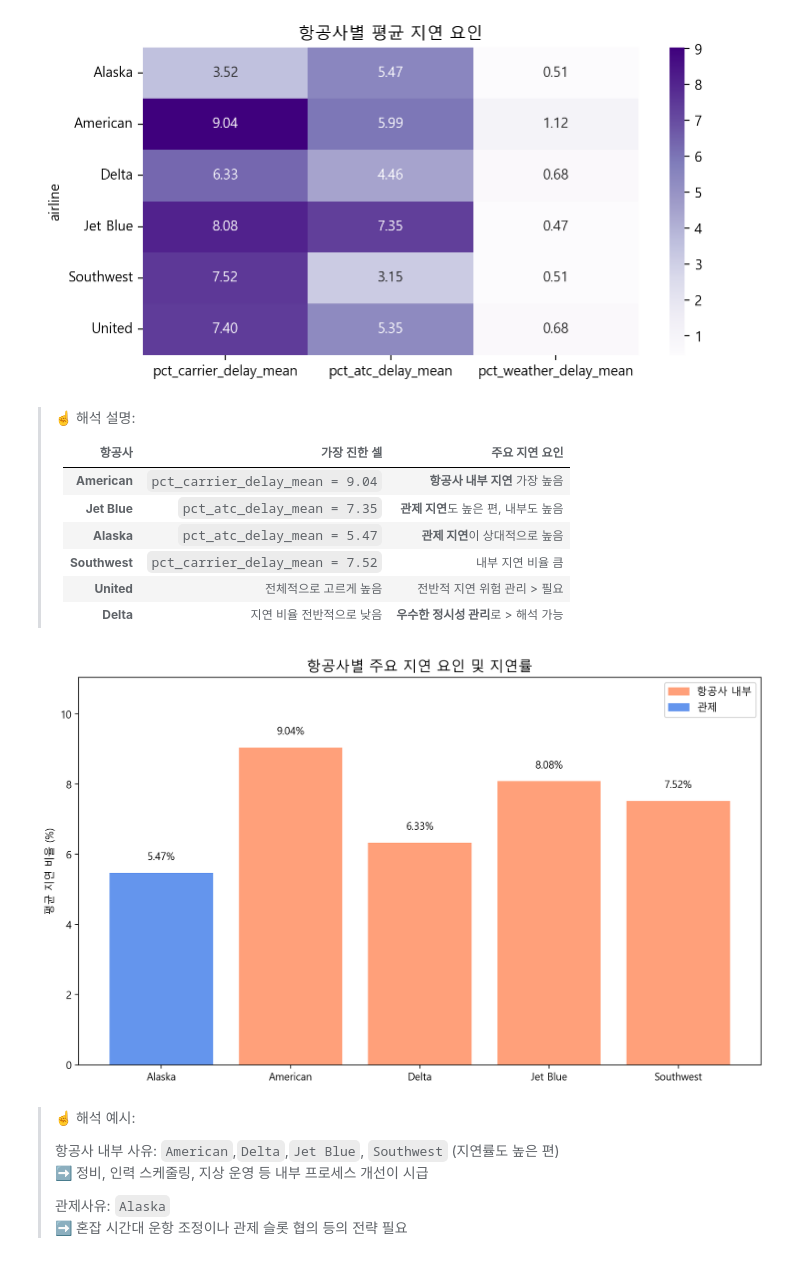
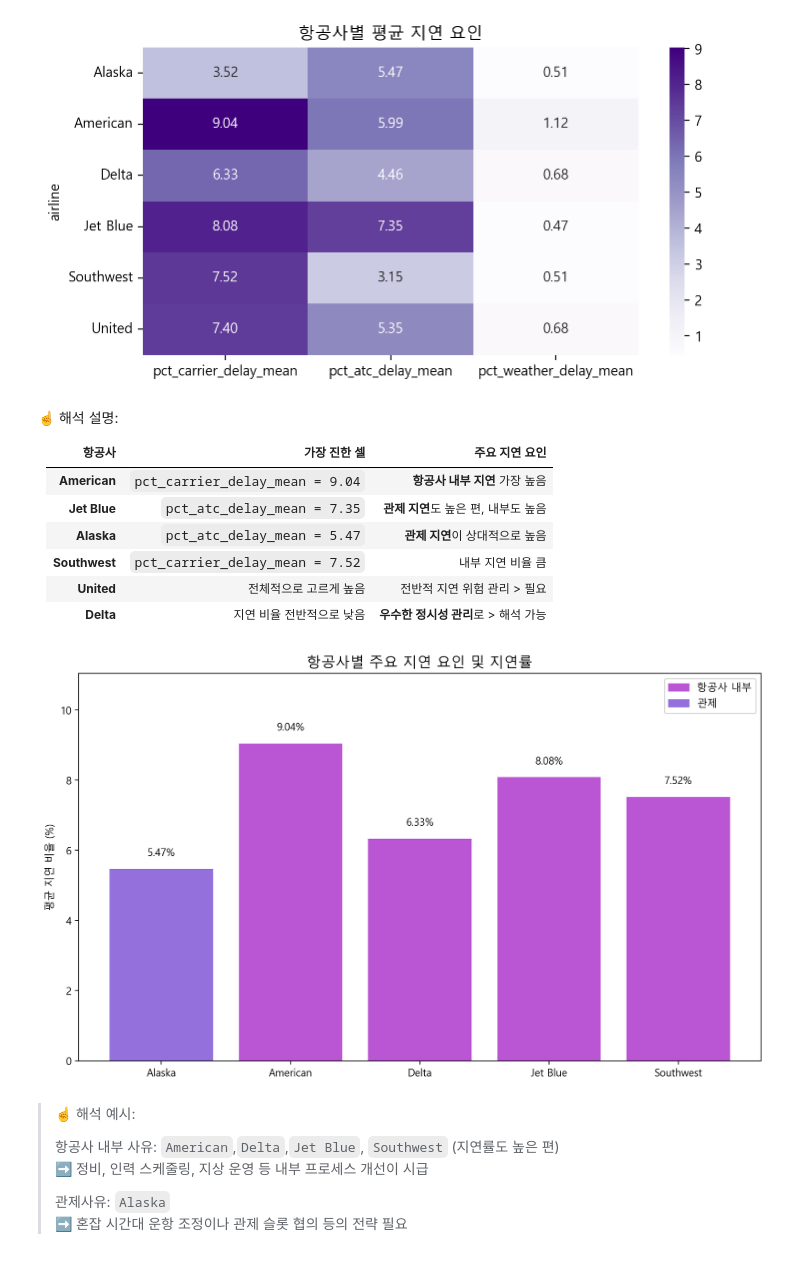
Before and after one commit to jihuikim45/hipython_rep, a Jupyter notebook: 01_data_anal_proj/분석보고서.ipynb, the cells around one changed output. Saved outputs shown, nothing was run; the diff lists cells and outputs as text; code cells hidden in the pictures.

```diff
--- a/01_data_anal_proj/분석보고서.ipynb
+++ b/01_data_anal_proj/분석보고서.ipynb
@@ -532,52 +532,51 @@ plt.show()
 # %% [output]
 [figure]
 # %% [markdown]
-> ☝️ 해석 설명:
->
-> | 항공사           | 가장 진한 셀                         | 주요 지연 요인                |
-> | ------------- | ------------------------------- | ----------------------- |
-> | **American**  | `pct_carrier_delay_mean = 9.04` | **항공사 내부 지연** 가장 높음     |
-> | **Jet Blue**  | `pct_atc_delay_mean = 7.35`     | **관제 지연**도 높은 편, 내부도 높음 |
-> | **Alaska**    | `pct_atc_delay_mean = 5.47`     | **관제 지연**이 상대적으로 높음     |
-> | **Southwest** | `pct_carrier_delay_mean = 7.52` | 내부 지연 비율 큼              |
-> | **United**    | 전체적으로 고르게 높음                    | 전반적 지연 위험 관리 > 필요         |
-> | **Delta**     | 지연 비율 전반적으로 낮음                  | **우수한 정시성 관리**로 > 해석 가능   |
->
+☝️ 해석 설명:
+
+| 항공사           | 가장 진한 셀                         | 주요 지연 요인                |
+| ------------- | ------------------------------- | ----------------------- |
+| **American**  | `pct_carrier_delay_mean = 9.04` | **항공사 내부 지연** 가장 높음     |
+| **Jet Blue**  | `pct_atc_delay_mean = 7.35`     | **관제 지연**도 높은 편, 내부도 높음 |
+| **Alaska**    | `pct_atc_delay_mean = 5.47`     | **관제 지연**이 상대적으로 높음     |
+| **Southwest** | `pct_carrier_delay_mean = 7.52` | 내부 지연 비율 큼              |
+| **United**    | 전체적으로 고르게 높음                    | 전반적 지연 위험 관리 > 필요         |
+| **Delta**     | 지연 비율 전반적으로 낮음                  | **우수한 정시성 관리**로 > 해석 가능   |
 # %%
 # 상관관계 분석
 # 항공사 이름
 airlines = ["Alaska", "American", "Delta", "Jet Blue", "Southwest"]
 
 # 주요 지연 요인에 따른 지연률
 delay_values = [5.47, 9.04, 6.33, 8.08, 7.52]
 delay_reasons = ["관제", "항공사 내부", "항공사 내부", "항공사 내부", "항공사 내부"]
-colors = ["#6495ED" if reason == "관제" else "#FFA07A" for reason in delay_reasons]
+colors = ["#9370DB" if reason == "관제" else "#BA55D3" for reason in delay_reasons]
 
 # 시각화
 plt.figure(figsize=(10, 6))
 bars = plt.bar(airlines, delay_values, color=colors)
 
 # 각 바 위에 지연률 표시
 for bar, val in zip(bars, delay_values):
     plt.text(bar.get_x() + bar.get_width() / 2, val + 0.3, f"{val}%", ha='center', va='bottom', fontsize=10)
 
 # 제목 및 라벨
 plt.title("항공사별 주요 지연 요인 및 지연률", fontsize=14)
 plt.ylabel("평균 지연 비율 (%)")
 plt.ylim(0, max(delay_values) + 2)
 
 # 범례 수동 생성
 import matplotlib.patches as mpatches
 legend_labels = [
-    mpatches.Patch(color="#FFA07A", label="항공사 내부"),
-    mpatches.Patch(color="#6495ED", label="관제")
+    mpatches.Patch(color="#BA55D3", label="항공사 내부"),
+    mpatches.Patch(color="#9370DB", label="관제")
 ]
 plt.legend(handles=legend_labels, loc="upper right")
 
 plt.tight_layout()
 plt.show()
 # %% [output]
-[figure, old version]
+[figure, new version]
 # %% [markdown]
 > ☝️ 해석 예시:
 >
```
Also changed, not shown: parts of 4 cells of this notebook.
